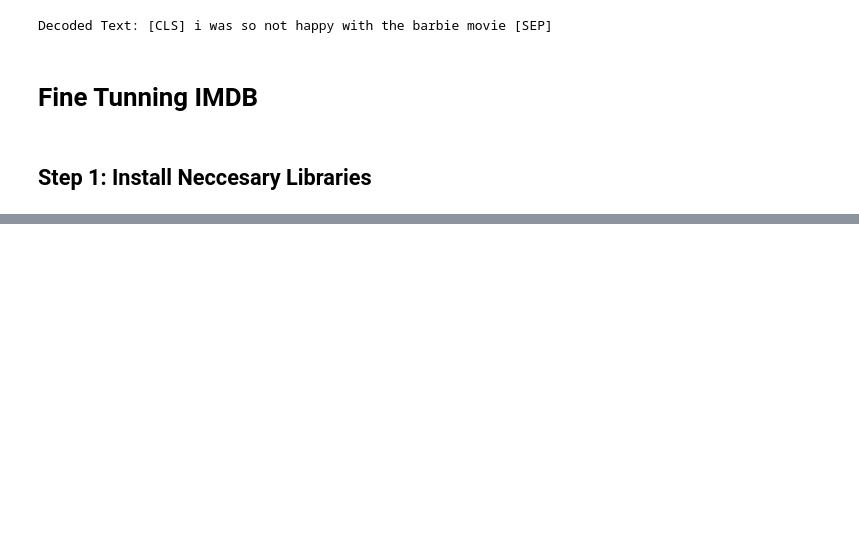
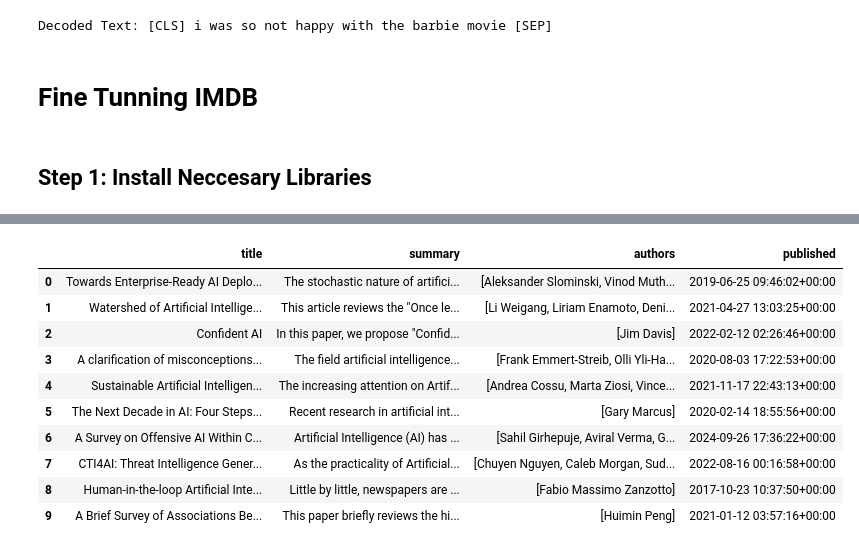
Before and after one commit to LivingstonTardzenyuy/Generative-AI, a Jupyter notebook: HuggingFace_demo.ipynb, the cells around one changed output, grey strips where cells are left out. Cells and saved outputs as stored; diff of their text form; code cells hidden in the pictures; blank space fills up the shorter version.

```diff
--- a/HuggingFace_demo.ipynb
+++ b/HuggingFace_demo.ipynb
@@ -207,0 +412,25 @@ Decoded Text: [CLS] i was so not happy with the barbie movie [SEP]
+# %%
+# Query to fetch AI-releated papers.
+!pip install arxiv
+import arxiv
+import pandas as pd
+
+query = 'ai OR artificial intelligence OR machine learning'
+search = arxiv.Search(query = query, max_results =10)
+
+# Fetch papers.
+papers = []
+for result in search.results():
+  papers.append({
+      'title': result.title,
+      'summary': result.summary,
+      'authors': result.authors,
+      'published': result.published
+  })
+
+# Convert to DataFrame.
+df = pd.DataFrame(papers)
+
+pd.set_option('display.max_colwidth', None)
+display(df.head(10))
+# %% [output]
@@ -207,0 +454,11 @@ Decoded Text: [CLS] i was so not happy with the barbie movie [SEP]
+|  | title | summary | authors | published |
+| 0 | Towards Enterprise-Ready AI Deplo... | The stochastic nature of artifici... | [Aleksander Slominski, Vinod Muth... | 2019-06-25 09:46:02+00:00 |
+| 1 | Watershed of Artificial Intellige... | This article reviews the "Once le... | [Li Weigang, Liriam Enamoto, Deni... | 2021-04-27 13:03:25+00:00 |
+| 2 | Confident AI | In this paper, we propose "Confid... | [Jim Davis] | 2022-02-12 02:26:46+00:00 |
+| 3 | A clarification of misconceptions... | The field artificial intelligence... | [Frank Emmert-Streib, Olli Yli-Ha... | 2020-08-03 17:22:53+00:00 |
+| 4 | Sustainable Artificial Intelligen... | The increasing attention on Artif... | [Andrea Cossu, Marta Ziosi, Vince... | 2021-11-17 22:43:13+00:00 |
+| 5 | The Next Decade in AI: Four Steps... | Recent research in artificial int... | [Gary Marcus] | 2020-02-14 18:55:56+00:00 |
+| 6 | A Survey on Offensive AI Within C... | Artificial Intelligence (AI) has ... | [Sahil Girhepuje, Aviral Verma, G... | 2024-09-26 17:36:22+00:00 |
+| 7 | CTI4AI: Threat Intelligence Gener... | As the practicality of Artificial... | [Chuyen Nguyen, Caleb Morgan, Sud... | 2022-08-16 00:16:58+00:00 |
+| 8 | Human-in-the-loop Artificial Inte... | Little by little, newspapers are ... | [Fabio Massimo Zanzotto] | 2017-10-23 10:37:50+00:00 |
+| 9 | A Brief Survey of Associations Be... | This paper briefly reviews the hi... | [Huimin Peng] | 2021-01-12 03:57:16+00:00 |
```
Also changed, not shown: parts of 24 cells of this notebook.
